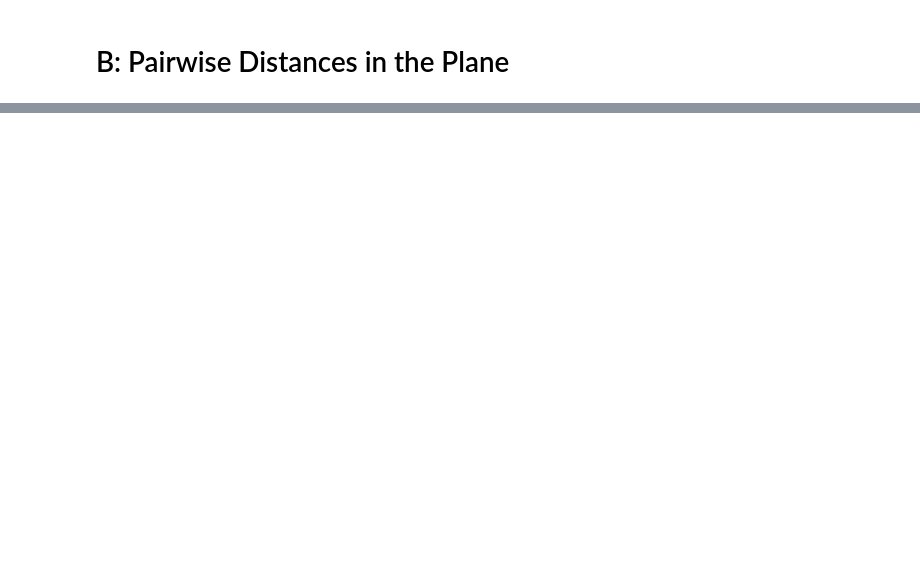
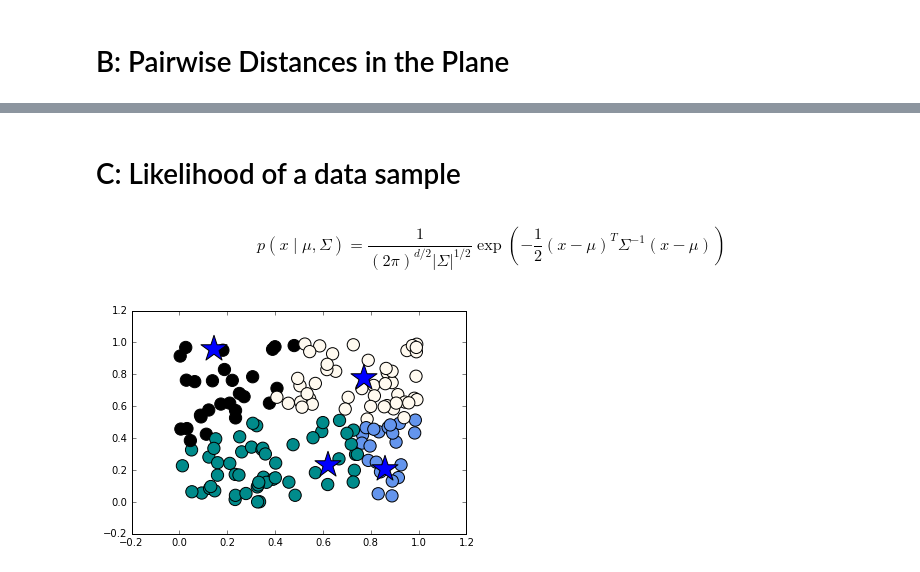
Before and after one commit to AndreiBarsan/cil-exercises, a Jupyter notebook: cil-exercise-01.ipynb, the cells around one changed output, grey strips where cells are left out. Cells and saved outputs as stored; diff of their text form; code cells hidden in the pictures; blank space fills up the shorter version.

```diff
--- a/cil-exercise-01.ipynb
+++ b/cil-exercise-01.ipynb
@@ -45,0 +83,4 @@ New std:  1.000000
+# %% [markdown]
+# C: Likelihood of a data sample
+# %% [markdown]
+$$ p(x \mid \mu, \Sigma) = \frac{1}{(2\pi)^{d/2} |\Sigma|^{1/2}} \exp\left( -\frac{1}{2}(x - \mu)^{T} \Sigma^{-1}(x - \mu) \right) $$
@@ -45,0 +111,29 @@ New std:  1.000000
+# %%
+# The number of data points, the dimensionality of the data,
+# and the models we want to try out.
+n = 150
+d = 2
+model_count = 4
+
+# The data matrix
+X = np.random.random([n, d])
+
+# The mus in the models.
+mus = np.array([np.random.random(d) for _ in range(model_count)])
+
+# The sigmas in the models.
+# Use nicely-shaped clusters, as suggested by the TA sample implementation.
+S = np.diag(np.random.rand(d, d).diagonal())
+sigmas = [S] * model_count
+
+thetas = zip(mus, sigmas)
+ML = max_likelihood(X, thetas)
+# %%
+color_list = list(matplotlib.colors.cnames.keys())
+random.shuffle(color_list)
+colormap = np.array(color_list[:model_count])[ML]
+
+ax = plt.scatter(X[:, 0], X[:, 1], c=colormap, s=150)
+ax = plt.scatter(mus[:, 0], mus[:, 1], c='blue', s=750, marker='*')
+# %% [output]
+[figure, added]
```
Also changed, not shown: parts of 6 cells of this notebook.
